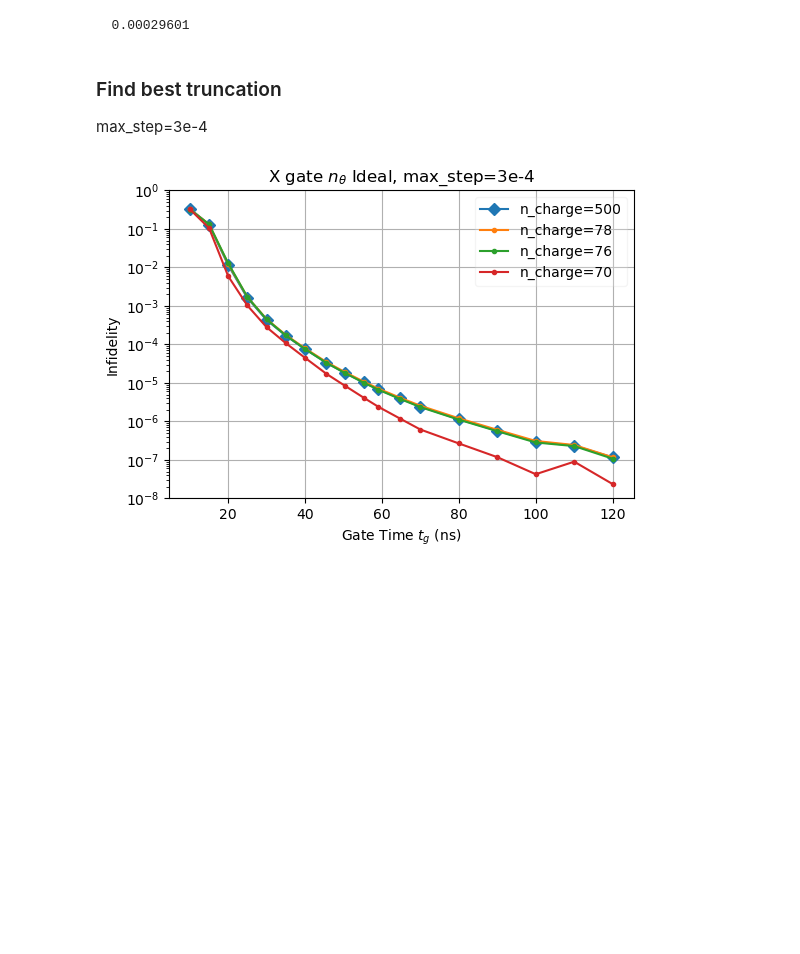
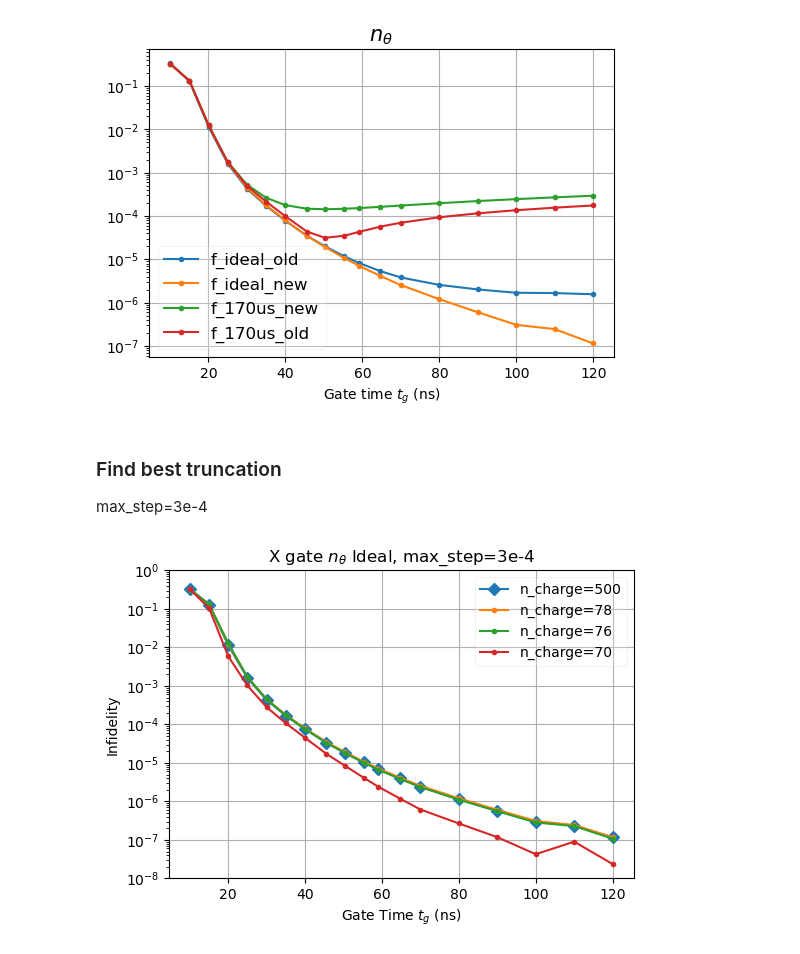
Before and after one commit to Zhenxing2020/two_qubit_gate_for_zero_pi_qubit, a Jupyter notebook: X_gate/Xgate_plot_theta.ipynb, the cells around one changed output. Drawn from its saved outputs; the diff is of its cells as text; code cells hidden in the pictures; blank space fills up the shorter version.

Commit message:
orange xgate_noise.py

```diff
--- a/X_gate/Xgate_plot_theta.ipynb
+++ b/X_gate/Xgate_plot_theta.ipynb
@@ -28,10 +28,38 @@ colors = [
     '#bcbd22',  # Yellow-green
     '#17becf'   # Cyan
 ]
-# %%
-print(' ', np.round(10**-3.5286973113799185  , 8) )
-# %% [output]
-  0.00029601
+# %%
+f_ideal_78 = np.array([
+-0.49103758889040255, -0.878807802058778, -1.9092417873325929, -2.769419021803559 ,
+-3.3418918618408293, -3.753118565136611, -4.101280831868235, -4.4578028925369875 ,
+-4.714225911200767, -4.968157769769386, -5.148420029628917, -5.384018922239932 ,
+-5.593162360625406, -5.9184071497035164, -6.21972852154908, -6.511368237375638 ,
+-6.609064357355396, -6.939974409343103 ,
+])
+f_170us_78_3e5 = np.array([
+-0.491015227620051, -0.878695559702283, -1.9074017418509113, -2.753384618285333 ,
+-3.2751341880613887, -3.5784400318825407, -3.748220710453887, -3.830674324184095 ,
+-3.8430591138963366, -3.8322550244202684, -3.8159058077935364, -3.7866507730833847 ,
+-3.7575354460546104, -3.703677483004979, -3.6542253026761977, -3.6092911082334123 ,
+-3.5682024390387808, -3.530727610319087 ,
+])
+# %%
+fig, ax = plt.subplots(figsize=(6,4))
+plt.plot(f_theta['tg'], 10**f_theta['f_500'], '.-', label=r'f_ideal_old')
+plt.plot(f_theta['tg'], 10**f_ideal_78, '.-', label=r'f_ideal_new')
+plt.plot(f_theta['tg'], 10**f_170us_78_3e5, '.-', label=r'f_170us_new')
+plt.plot(f_theta['tg'], 10**f_theta['f_noise_170us'], '.-', label=r'f_170us_old')
+# plt.plot(f_theta['tg'], 10**f_theta['f_noise_30us'], '.-', label=r'f_noise_30us')
+# plt.plot(f_theta['tg'], 10**f_theta['f_noise_3us'], '.-', label=r'f_noise_3us')
+
+plt.yscale('log')
+plt.xlabel('Gate time $t_g$ (ns)')
+plt.title(r'$n_\theta$ ', fontsize=15)
+plt.grid()
+legend = plt.legend( loc="lower left", fontsize=12)
+legend.get_frame().set_alpha(0.2)  # 0.5 makes the legend 50% transparent
+# %% [output]
+[figure, added]
 # %% [markdown]
 ### Find best truncation
 
```
Also changed, not shown: parts of 7 cells of this notebook, 15 other files.
